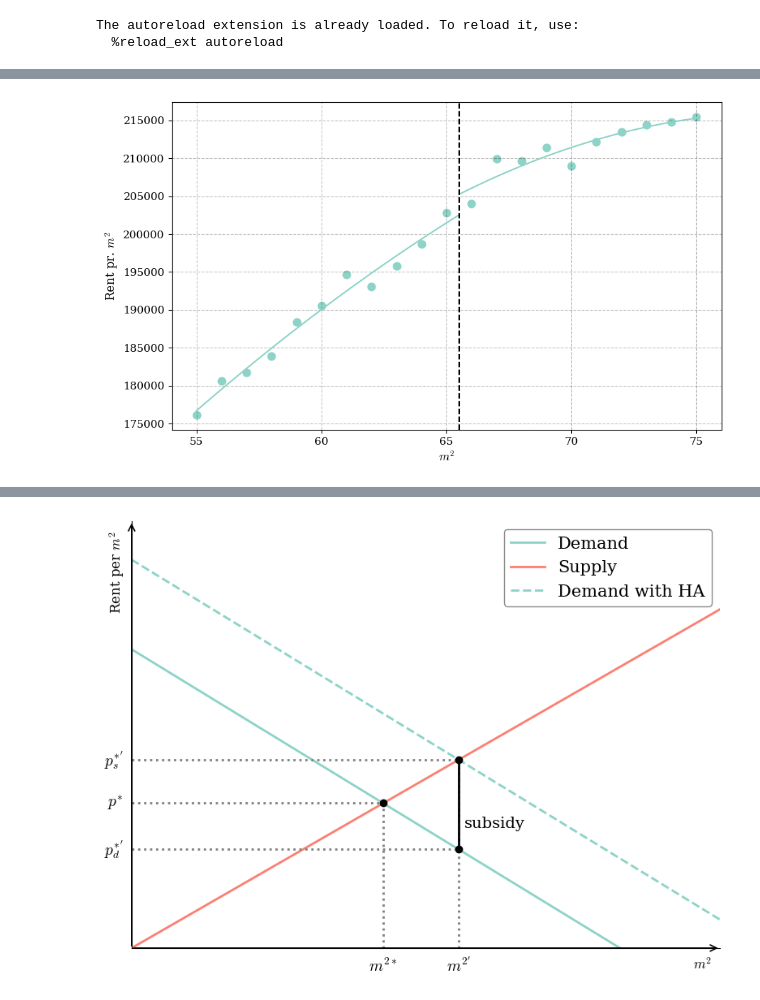
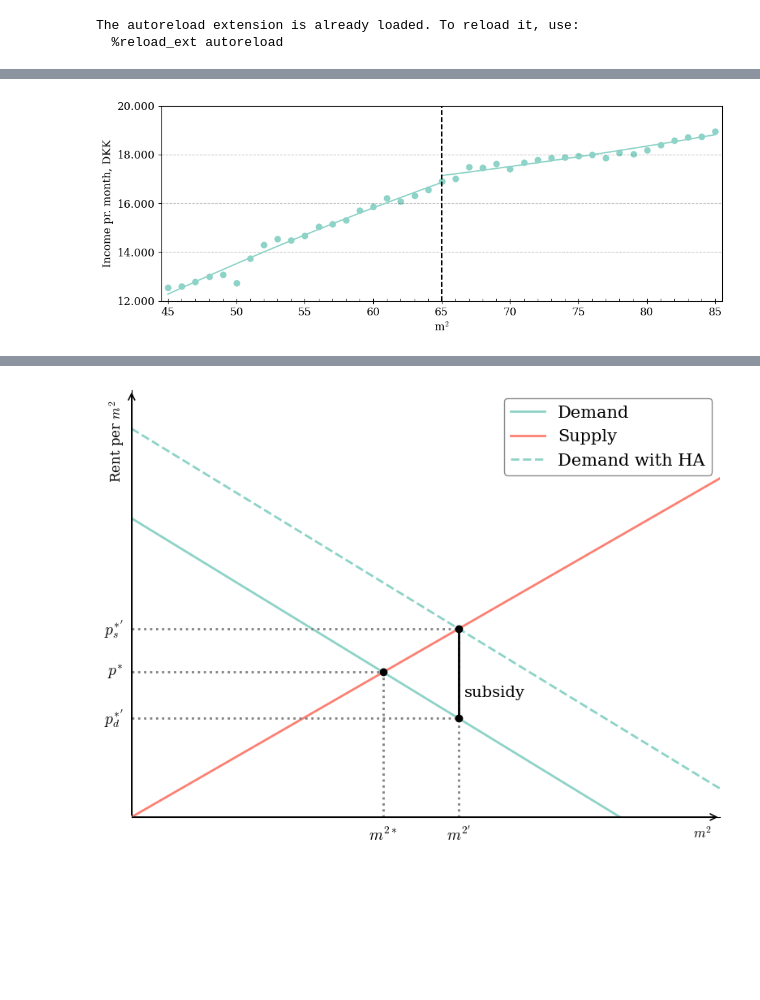
Before and after one commit to HansHoltenAndersen/Bachelor, a Jupyter notebook: Plots.ipynb, the cells around one changed output, grey strips where cells are left out. Saved outputs shown, nothing was run; the diff lists cells and outputs as text; code cells hidden in the pictures; blank space fills up the shorter version.

```diff
--- a/Plots.ipynb
+++ b/Plots.ipynb
@@ -124,11 +105,11 @@ plt.show()
 # %%
-# First stage plot with polynomial (p=2) fits
+# First stage plot with linear (p=1) fits
 
-bw = 10
+bw = 20
 
 # --- 1. Subset for RD window ---
 df_left = df[(df['sqm'] >= 65 - bw) & (df['sqm'] <= 65)].copy()
-df_right = df[(df['sqm'] >= 66) & (df['sqm'] <= 65 + bw)].copy()
+df_right = df[(df['sqm'] >= 65) & (df['sqm'] <= 65 + bw)].copy()
 
 # --- 2. Binscatter means ---
 def binscatter(data, x, y, bins=bw*2):
@@ -137,8 +118,8 @@ def binscatter(data, x, y, bins=bw*2):
     out = data.groupby('bin').agg(mean_x=(x, 'mean'), mean_y=(y, 'mean')).dropna()
     return out
 
-bin_left = binscatter(df_left, 'sqm', 'bs_per_sqm', bins=bw)
-bin_right = binscatter(df_right, 'sqm', 'bs_per_sqm', bins=bw-1)
+bin_left = binscatter(df_left, 'sqm', 'rent_per_sqm', bins=bw)
+bin_right = binscatter(df_right, 'sqm', 'rent_per_sqm', bins=bw-1)
 
 # --- 3. Two separate regressions ---
 def linreg(df_bin):
@@ -158,17 +139,17 @@ plt.scatter(bin_left['mean_x'], bin_left['mean_y'], s=60, color = colors[0])
 plt.scatter(bin_right['mean_x'], bin_right['mean_y'], s=60, color = colors[0])
 
 # left regression line
-xL = np.linspace(df_left['sqm'].min(), df_left['sqm'].max()+0.5, 100)
+xL = np.linspace(df_left['sqm'].min(), df_left['sqm'].max(), 100)
 yL = a_L + b_L * xL
 plt.plot(xL, yL, color = colors[0])
 
 # right regression line
-xR = np.linspace(df_right['sqm'].min()-0.5, df_right['sqm'].max(), 100)
+xR = np.linspace(df_right['sqm'].min(), df_right['sqm'].max(), 100)
 yR = a_R + b_R * xR
 plt.plot(xR, yR, color = colors[0])
 
 # --- 5. Cutoff line ---
-cut = (65 + 66) / 2
+cut = 65
 plt.axvline(x=cut, linestyle='--', color='black')
 
 # Aesthetics
@@ -258,22 +336,24 @@ plt.show()
 # %%
-# First stage plot with polynomial (p=2) fits
+# Binscatter plot with polynomial (p=2) fit for income
+bw = 20
 
-bw = 10
+#Gen ind pr month variable
+df['ind_m'] = df['ind'] / 12
 
 # --- 1. Subset for RD window (55–75 sqm, change if needed) ---
 df_left = df[(df['sqm'] >= 65 - bw) & (df['sqm'] <= 65)].copy()
-df_right = df[(df['sqm'] >= 66) & (df['sqm'] <= 65 + bw)].copy()
+df_right = df[(df['sqm'] >= 65) & (df['sqm'] <= 65 + bw)].copy()
+
 
 # --- 2. Binscatter helper ---
-def binscatter(data, x, y, bins=bw*2):
+def binscatter(data, x, y, bins= bw*2):
     data = data.copy()
     data['bin'] = pd.cut(data[x], bins=bw*2)
     return data.groupby('bin').agg(mean_x=(x, 'mean'),
                                    mean_y=(y, 'mean')).dropna()
 
-bin_left = binscatter(df_left, 'sqm', 'ind', bins=8)
-bin_right = binscatter(df_right, 'sqm', 'ind' \
-'', bins=8)
+bin_left = binscatter(df_left, 'sqm', 'ind_m', bins=8)
+bin_right = binscatter(df_right, 'sqm', 'ind_m', bins=8)
 
 # --- 3. Polynomial regression (p = 2) on each side ---
 def poly_reg(df_bin):
@@ -289,43 +369,56 @@ model_R = poly_reg(bin_right)
 
 # Extract coefficients
 a_L = model_L.params['const']
 b_L1 = model_L.params['mean_x']
 b_L2 = model_L.params['x2']
 
 a_R = model_R.params['const']
 b_R1 = model_R.params['mean_x']
 b_R2 = model_R.params['x2']
 
 # --- 4. Plot binscatter + polynomial fit ---
-plt.figure(figsize=(10,6))
+plt.figure(figsize=(10,4))
 
 # Scatter points (binned means)
-plt.scatter(bin_left['mean_x'], bin_left['mean_y'], s=60, color = colors[0])
-plt.scatter(bin_right['mean_x'], bin_right['mean_y'], s=60, color = colors[0])
+plt.scatter(bin_left['mean_x'], bin_left['mean_y'], s=40, color = colors[0])
+plt.scatter(bin_right['mean_x'], bin_right['mean_y'], s=40, color = colors[0])
 
 # Left polynomial line
-xL = np.linspace(df_left['sqm'].min(), df_left['sqm'].max()+0.5, 100)
+xL = np.linspace(df_left['sqm'].min(), df_left['sqm'].max(), 100)
 yL = a_L + b_L1*xL + b_L2*xL**2
 plt.plot(xL, yL, color = colors[0])
 
 # Right polynomial line
-xR = np.linspace(df_right['sqm'].min()-0.5, df_right['sqm'].max(), 100)
+xR = np.linspace(df_right['sqm'].min(), df_right['sqm'].max(), 100)
 yR = a_R + b_R1*xR + b_R2*xR**2
 plt.plot(xR, yR, color = colors[0])
 
 # --- Cutoff line ---
-cut = (65 + 66) / 2  # halfway between bins
+cut = 65
 plt.axvline(x=cut, linestyle='--', color='black')
 
+#x-axis ticks
+plt.xlim(65 - bw - .5, 65 + bw + 0.5)
+ax = plt.gca()
+ax.xaxis.set_major_locator(ticker.MultipleLocator(5))
+ax.xaxis.set_minor_locator(ticker.MultipleLocator(1))
+ax.tick_params(axis='x', which='major', length=6, direction='inout')   # long ticks
+ax.tick_params(axis='x', which='minor', length=3, direction='in')   # short ticks
+
 # Formatting
-plt.xlabel('$m^2$')
-plt.ylabel('Rent pr. $m^2$')
+plt.xlabel('m$^2$')
+plt.ylabel('Income pr. month, DKK')
 plt.title('')
-plt.xticks(np.arange(65 - bw, 65 + bw + 0.5, 5))
-#plt.xlim(65 - bw - .5, 65 + bw + .5)
-#plt.ylim(8, 11)
-#plt.yticks(np.arange(8, 11.0001, 1))
 
+#y-axis ticks
+plt.ylim(12000, 19000)
+plt.yticks(np.arange(12000, 20000.01, 2000))
+ax.yaxis.set_major_formatter(FuncFormatter(lambda x, pos: f"{int(x):,}".replace(",", ".")))
+
+# only horizontal lines
+plt.grid(axis='x')
+
+plt.tight_layout()
 plt.show()
 # %% [output]
-[figure, old version]
+[figure, new version]
```
Also changed, not shown: parts of 12 cells of this notebook.
